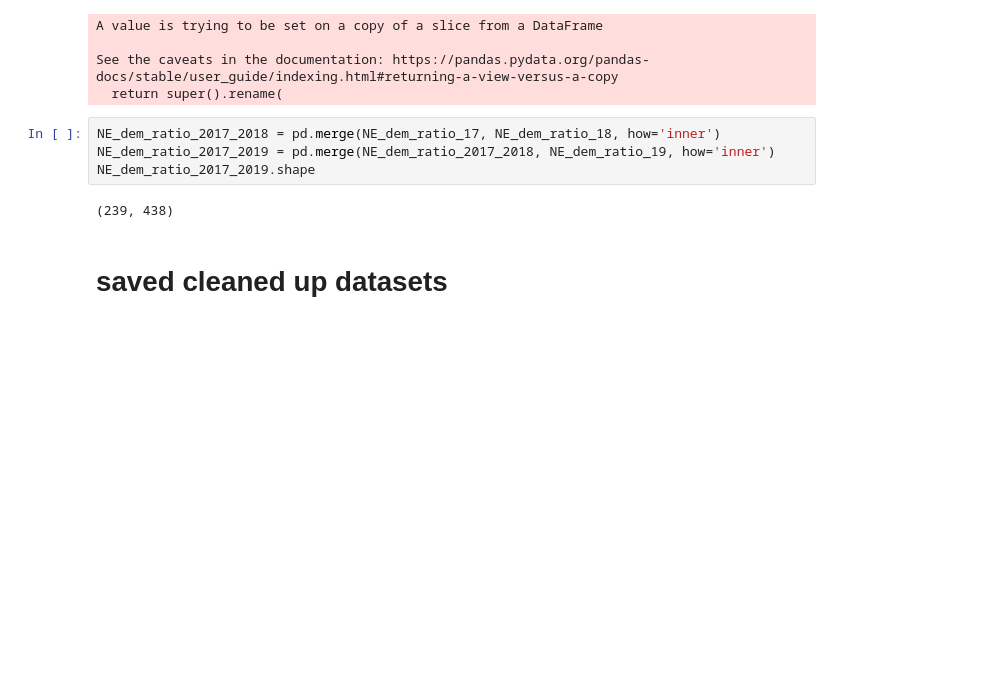
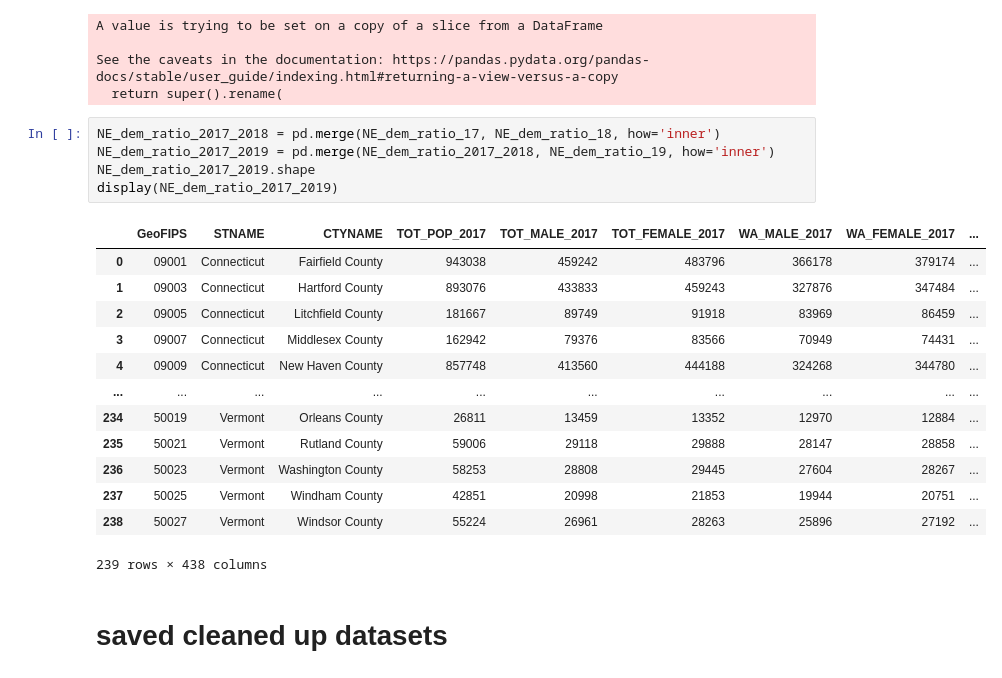
Before and after one commit to willkchan/Pollution-Forecast, a Jupyter notebook: src/preparation/Data_Wrangling9.ipynb, the cells around one changed output. Cells and saved outputs as stored; diff of their text form; blank space fills up the shorter version.

Commit message:
add a df display for a dataset

```diff
--- a/src/preparation/Data_Wrangling9.ipynb
+++ b/src/preparation/Data_Wrangling9.ipynb
@@ -1210,9 +1210,22 @@ See the caveats in the documentation: https://pandas.pydata.org/pandas-docs/stab
 # %%
 NE_dem_ratio_2017_2018 = pd.merge(NE_dem_ratio_17, NE_dem_ratio_18, how='inner')
 NE_dem_ratio_2017_2019 = pd.merge(NE_dem_ratio_2017_2018, NE_dem_ratio_19, how='inner')
 NE_dem_ratio_2017_2019.shape
+display(NE_dem_ratio_2017_2019)
 # %% [output]
+|  | GeoFIPS | STNAME | CTYNAME | TOT_POP_2017 | TOT_MALE_2017 | TOT_FEMALE_2017 | WA_MALE_2017 | WA_FEMALE_2017 | ... |
+| 0 | 09001 | Connecticut | Fairfield County | 943038 | 459242 | 483796 | 366178 | 379174 | ... |
+| 1 | 09003 | Connecticut | Hartford County | 893076 | 433833 | 459243 | 327876 | 347484 | ... |
+| 2 | 09005 | Connecticut | Litchfield County | 181667 | 89749 | 91918 | 83969 | 86459 | ... |
+| 3 | 09007 | Connecticut | Middlesex County | 162942 | 79376 | 83566 | 70949 | 74431 | ... |
+| 4 | 09009 | Connecticut | New Haven County | 857748 | 413560 | 444188 | 324268 | 344780 | ... |
+| ... | ... | ... | ... | ... | ... | ... | ... | ... | ... |
+| 234 | 50019 | Vermont | Orleans County | 26811 | 13459 | 13352 | 12970 | 12884 | ... |
+| 235 | 50021 | Vermont | Rutland County | 59006 | 29118 | 29888 | 28147 | 28858 | ... |
+| 236 | 50023 | Vermont | Washington County | 58253 | 28808 | 29445 | 27604 | 28267 | ... |
+| 237 | 50025 | Vermont | Windham County | 42851 | 20998 | 21853 | 19944 | 20751 | ... |
+| 238 | 50027 | Vermont | Windsor County | 55224 | 26961 | 28263 | 25896 | 27192 | ... |
-(239, 438)
+239 rows × 438 columns
 # %% [markdown]
 # saved cleaned up datasets
 # %%
```
